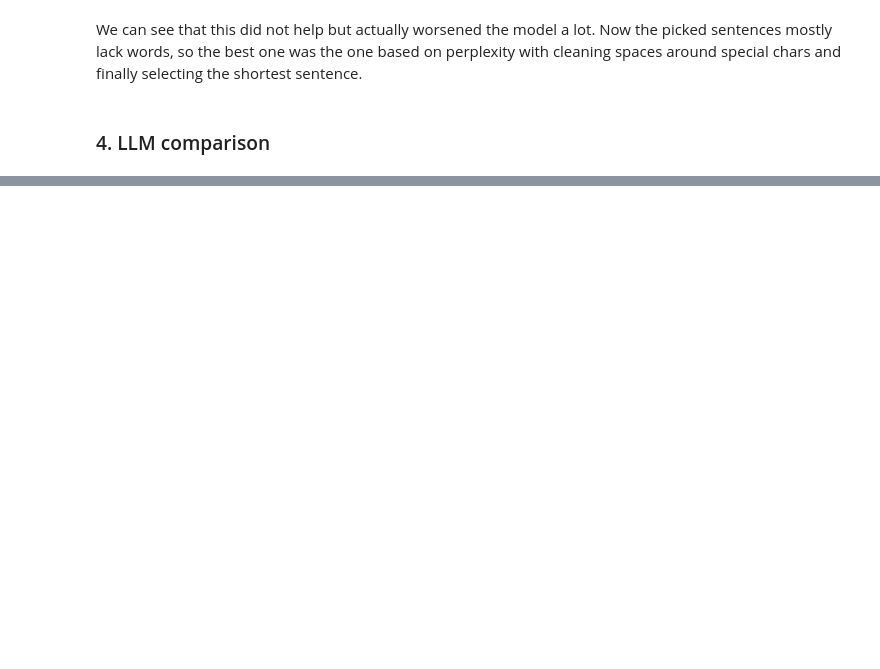
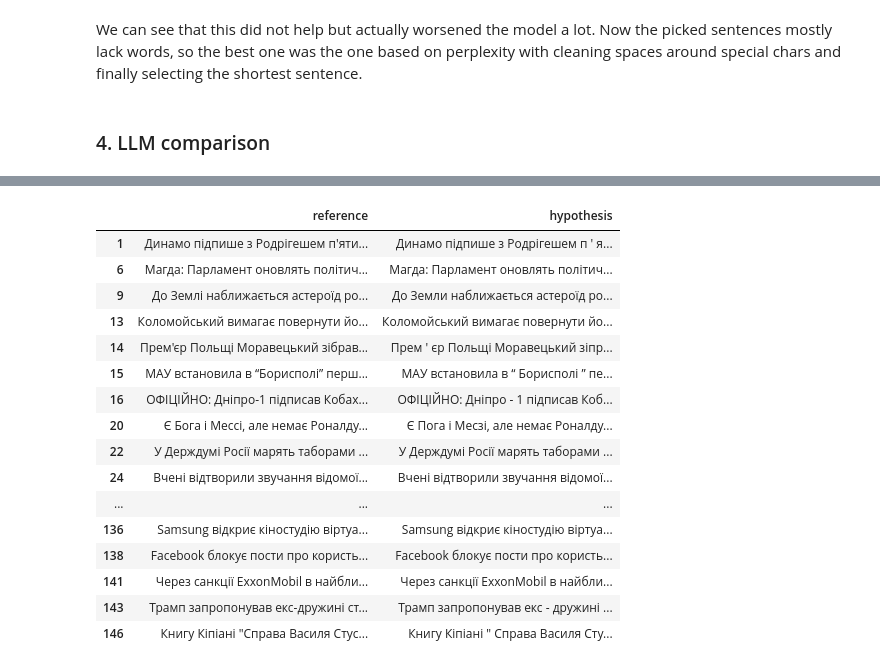
Before and after one commit to Kofful/asr-clm, a Jupyter notebook: ASR.ipynb, the cells around one changed output, grey strips where cells are left out. Saved outputs shown, nothing was run; the diff lists cells and outputs as text; code cells hidden in the pictures; blank space fills up the shorter version.

Commit message:
Add LLM comparison
- Added scoring by LLM;
- Compared LLM performance and scoring time to the classical LM;

```diff
--- a/ASR.ipynb
+++ b/ASR.ipynb
@@ -144,7 +323,10 @@ for col_index in models.columns:
     row_predictions = {}
     row_wrong_predictions = {}
     for row_index, row in models.iterrows():
+        start = time.time()
         model_predictions = get_predictions(tests, models.loc[row_index, col_index])
+        end = time.time()
+        print(f"{row_index} {col_index} time elapsed: {'{:f}'.format(end - start)} seconds")
         df = pd.DataFrame(model_predictions)
         row_predictions[row_index] = df
         row_wrong_predictions[row_index] = get_incorrect(df)
@@ -288,7 +479,10 @@ for col_index in models.columns:
     row_predictions = {}
     row_wrong_predictions = {}
     for row_index, row in models.iterrows():
+        start = time.time()
         model_predictions = get_predictions_with_cleaned_hypotheses(tests, models.loc[row_index, col_index])
+        end = time.time()
+        print(f"{row_index} {col_index} time elapsed: {'{:f}'.format(end - start)} seconds")
         df = pd.DataFrame(model_predictions)
         row_predictions[row_index] = df
         row_wrong_predictions[row_index] = get_incorrect(df)
@@ -386,11 +601,3 @@ display(wrong_predictions['2gram']['model'].iloc[0:60])
 | 321 | Справжній рай. На Мальдівах повні... | Справжній рай. На Мальдівах повні... |
 | 326 | Коронавірус: в Італії дві медсест... | Коронавірус: Італії дві медсестри... |
 | 327 | США і Британія здійснять спостере... | США Британія здійснять спостережн... |
-# %%
-reference = 'Зеленського немає компромату, бо він з іншої опери, - Коломойський'
-hypothesis = 'На Зеленського немає компромату, бо він з іншої опери, - Коломойський'
-
-print(f"Reference: {reference}")
-print(f"Score: {models.loc['model', '2gram'].score(reference)}")
-print(f"Hypothesis: {hypothesis}")
-print(f"Score: {models.loc['model', '2gram'].score(hypothesis)}")
@@ -405,0 +658,19 @@ We can see that this did not help but actually worsened the model a lot. Now the
+# %%
+def get_llm_predictions(tests):
+    predictions = []
+
+    for test in tests:
+        hypothesis, metrics = select_hypothesis(test['hypotheses'])
+        predictions.append({'reference': test['reference'], 'hypothesis': hypothesis})
+
+    return predictions
+
+start = time.time()
+llm_predictions = get_llm_predictions(tests)
+end = time.time()
+print(f"Time elapsed: {'{:f}'.format(end - start)} seconds")
+llm_predictions = pd.DataFrame(llm_predictions)
+llm_wrong_predictions = get_incorrect(llm_predictions)
+llm_accuracy = get_accuracy(llm_predictions)
+
+print(f"Accuracy: {llm_accuracy}")
@@ -405,0 +680,20 @@ We can see that this did not help but actually worsened the model a lot. Now the
+# %%
+display(llm_wrong_predictions.iloc[0:60])
+# %% [output]
+|  | reference | hypothesis |
+| 1 | Динамо підпише з Родрігешем п'яти... | Динамо підпише з Родрігешем п ' я... |
+| 6 | Магда: Парламент оновлять політич... | Магда: Парламент оновлять політич... |
+| 9 | До Землі наближається астероїд ро... | До Земли наближається астероїд ро... |
+| 13 | Коломойський вимагає повернути йо... | Коломойський вимагає повернути йо... |
+| 14 | Прем'єр Польщі Моравецький зібрав... | Прем ' єр Польщі Моравецький зіпр... |
+| 15 | МАУ встановила в “Борисполі” перш... | МАУ встановила в “ Борисполі ” пе... |
+| 16 | ОФІЦІЙНО: Дніпро-1 підписав Кобах... | ОФІЦІЙНО: Дніпро - 1 підписав Коб... |
+| 20 | Є Бога і Мессі, але немає Роналду... | Є Пога і Месзі, але немає Роналду... |
+| 22 | У Держдумі Росії марять таборами ... | У Держдумі Росії марять таборами ... |
+| 24 | Вчені відтворили звучання відомої... | Вчені відтворили звучання відомої... |
+| ... | ... | ... |
+| 136 | Samsung відкриє кіностудію віртуа... | Samsung відкриє кіностудію віртуа... |
+| 138 | Facebook блокує пости про користь... | Facebook блокує пости про користь... |
+| 141 | Через санкції ExxonMobil в найбли... | Через санкції ExxonMobil в найбли... |
+| 143 | Трамп запропонував екс-дружині ст... | Трамп запропонував екс - дружині ... |
+| 146 | Книгу Кіпіані "Справа Василя Стус... | Книгу Кіпіані " Справа Василя Сту... |
```
Also changed, not shown: parts of 21 cells of this notebook, 2 other files.
